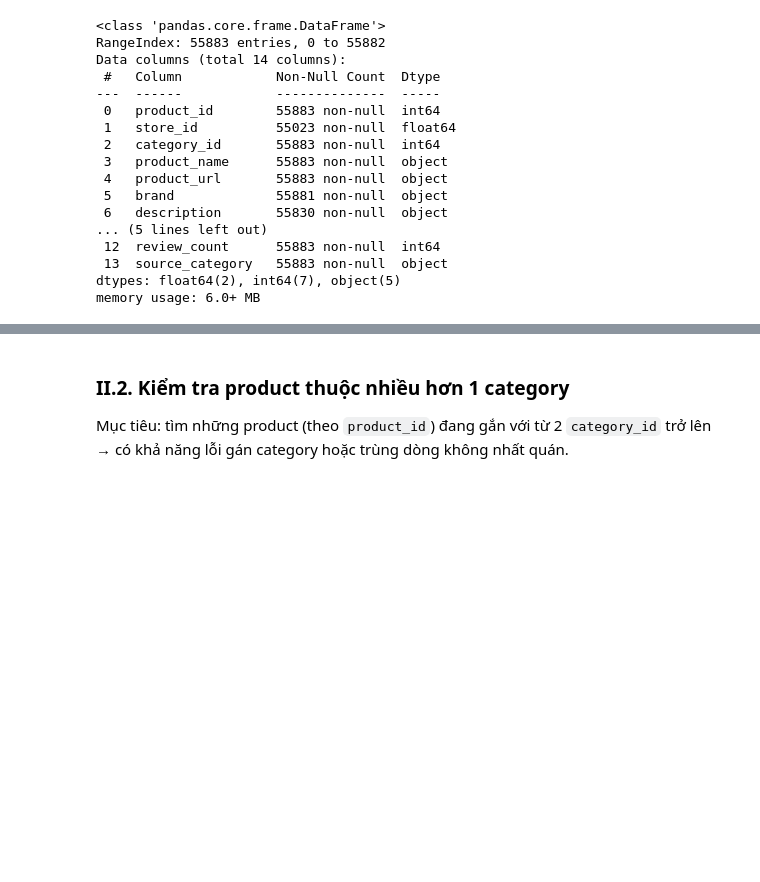
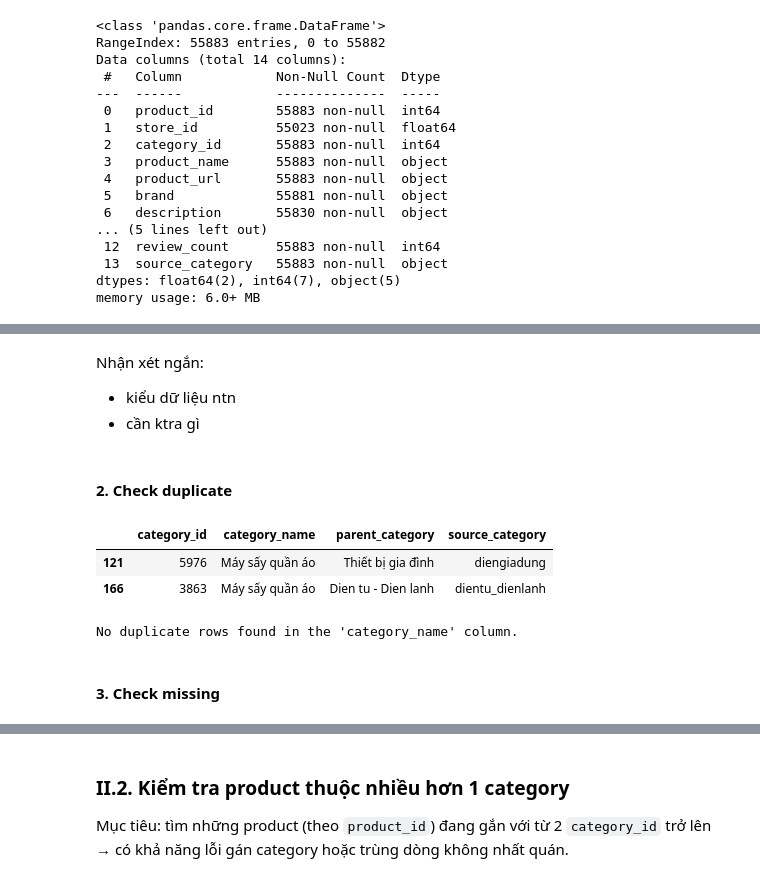
Before and after one commit to phuongth05/DV_LAB01, a Jupyter notebook: notebooks/01_preprocessing.ipynb, the cells around one changed output, grey strips where cells are left out. Drawn from its saved outputs; the diff is of its cells as text; code cells hidden in the pictures; blank space fills up the shorter version.

```diff
--- a/notebooks/01_preprocessing.ipynb
+++ b/notebooks/01_preprocessing.ipynb
@@ -155,0 +341,25 @@ memory usage: 6.0+ MB
+# %% [markdown]
+Nhận xét ngắn:
+- kiểu dữ liệu ntn
+- cần ktra gì
+# %% [markdown]
+#### 2. Check duplicate
+# %%
+df_category[df_category.duplicated(subset=["category_name"], keep=False)]
+# %% [output]
+|  | category_id | category_name | parent_category | source_category |
+| 121 | 5976 | Máy sấy quần áo | Thiết bị gia đình | diengiadung |
+| 166 | 3863 | Máy sấy quần áo | Dien tu - Dien lanh | dientu_dienlanh |
+# %%
+#xóa các dòng trùng lặp
+df_category = df_category.drop_duplicates(subset=["category_name"], keep="first").reset_index(drop=True)
+
+#kiểm tra lại
+if df_category.duplicated(subset=["category_name"], keep=False).any():
+    print("There are duplicate rows in the 'category_name' column.")
+else:
+    print("No duplicate rows found in the 'category_name' column.")
+# %% [output]
+No duplicate rows found in the 'category_name' column.
+# %% [markdown]
+#### 3. Check missing
```
Also changed, not shown: parts of 53 cells of this notebook, 1 other file.
